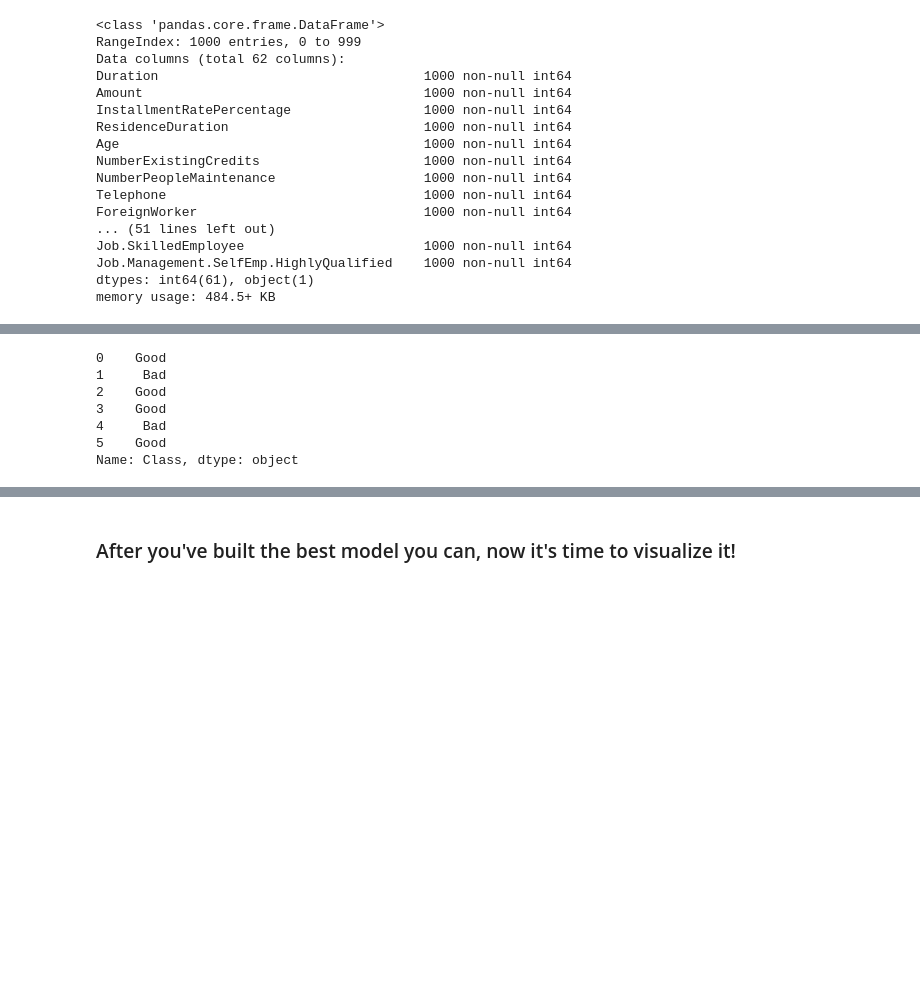
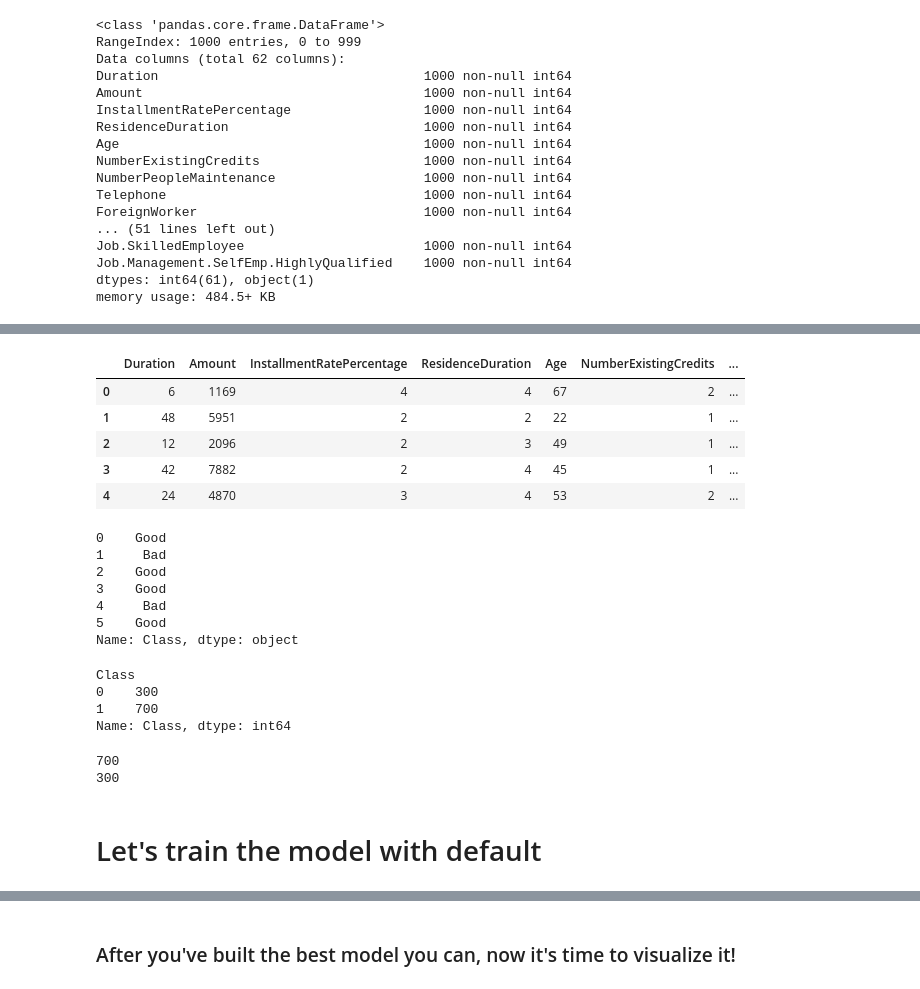
Before and after one commit to sv650s/springboard, a Jupyter notebook: aic-8_2_8_tree-based-algorithms-mini-project/Mini_Project_Tree-Based_Algorithms.ipynb, the cells around one changed output, grey strips where cells are left out. Drawn from its saved outputs; the diff is of its cells as text; code cells hidden in the pictures; blank space fills up the shorter version.

```diff
--- a/aic-8_2_8_tree-based-algorithms-mini-project/Mini_Project_Tree-Based_Algorithms.ipynb
+++ b/aic-8_2_8_tree-based-algorithms-mini-project/Mini_Project_Tree-Based_Algorithms.ipynb
@@ -63,3 +74,12 @@ memory usage: 484.5+ KB
+# %%
+df.head()
+# %% [output]
+|  | Duration | Amount | InstallmentRatePercentage | ResidenceDuration | Age | NumberExistingCredits | ... |
+| 0 | 6 | 1169 | 4 | 4 | 67 | 2 | ... |
+| 1 | 48 | 5951 | 2 | 2 | 22 | 1 | ... |
+| 2 | 12 | 2096 | 2 | 3 | 49 | 1 | ... |
+| 3 | 42 | 7882 | 2 | 4 | 45 | 1 | ... |
+| 4 | 24 | 4870 | 3 | 4 | 53 | 2 | ... |
 # %%
 df.loc[0:5, 'Class']
 # %% [output]
@@ -72,0 +101,23 @@ Name: Class, dtype: object
+# %%
+y.groupby(y).size()
+# %% [output]
+Class
+0    300
+1    700
+Name: Class, dtype: int64
+# %%
+# split into train and test set
+# stratify since we have imbalanced classes - this will shuffly by default
+# 70% train / 30% test
+X_train, X_test, y_train, y_test = train_test_split(x,
+                                                    y,
+                                                    test_size=0.3,
+                                                    random_state=1,
+                                                    stratify=y)
+print(len(X_train))
+print(len(X_test))
+# %% [output]
+700
+300
+# %% [markdown]
+# Let's train the model with default
```
Also changed, not shown: parts of 17 cells of this notebook.
